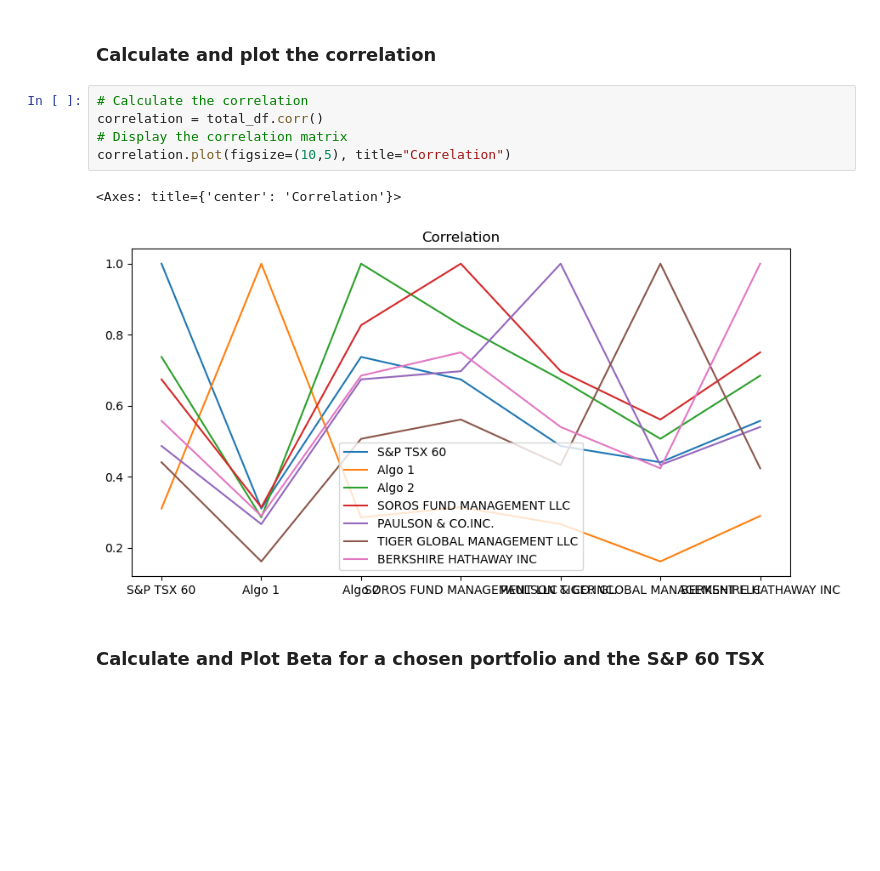
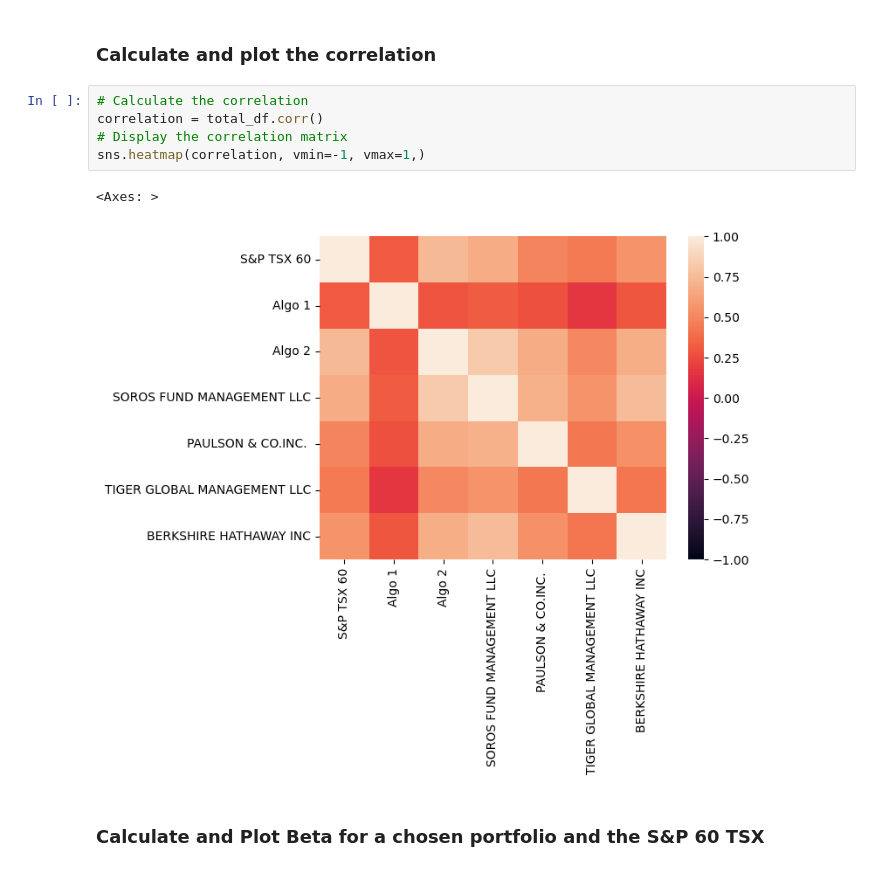
Before and after one commit to ScottyCodeman/pandas-homework, a Jupyter notebook: whale_analysis.ipynb, the cells around one changed output. Cells and saved outputs as stored; diff of their text form; blank space fills up the shorter version.

```diff
--- a/whale_analysis.ipynb
+++ b/whale_analysis.ipynb
@@ -342,11 +344,11 @@ total_df.rolling(window=21).std().plot(figsize=(10,5), title="21 Day Standard De
 # %%
 # Calculate the correlation
 correlation = total_df.corr()
 # Display the correlation matrix
-correlation.plot(figsize=(10,5), title="Correlation")
+sns.heatmap(correlation, vmin=-1, vmax=1,)
 # %% [output]
-<Axes: title={'center': 'Correlation'}>
+<Axes: >
-[figure, old version]
+[figure, new version]
 # %% [markdown]
 ### Calculate and Plot Beta for a chosen portfolio and the S&P 60 TSX
 # %%
```
Also changed, not shown: parts of 13 cells of this notebook, 1 other file.
